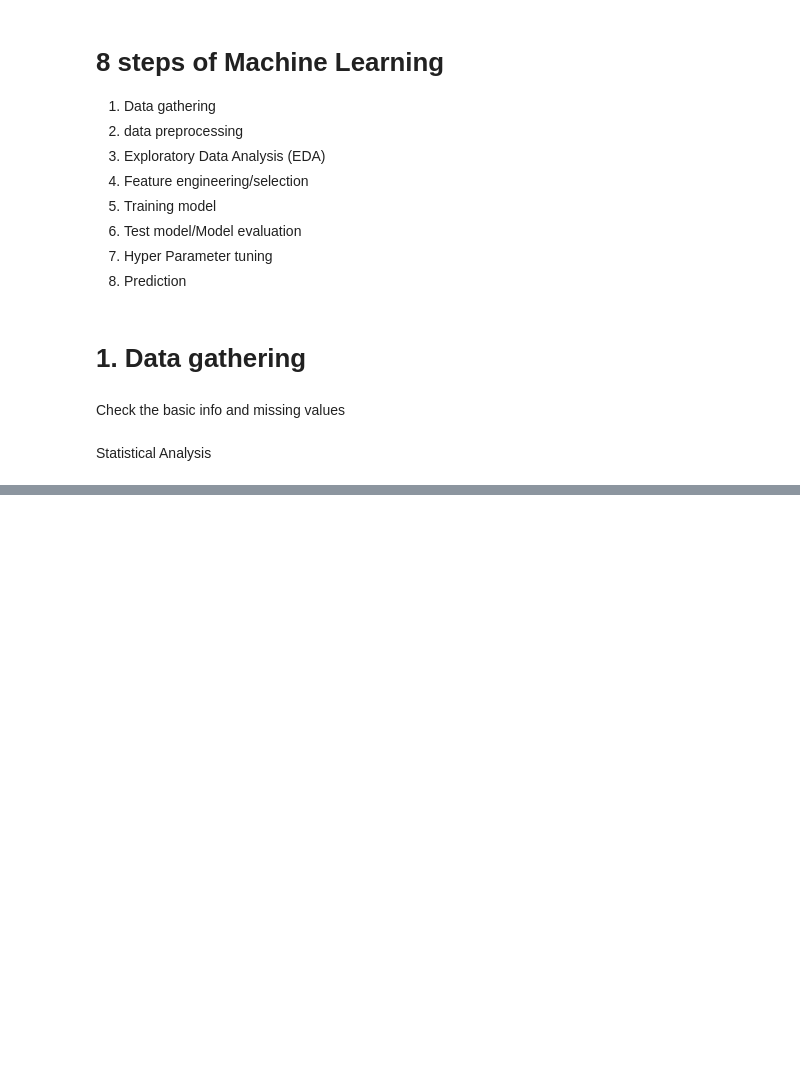
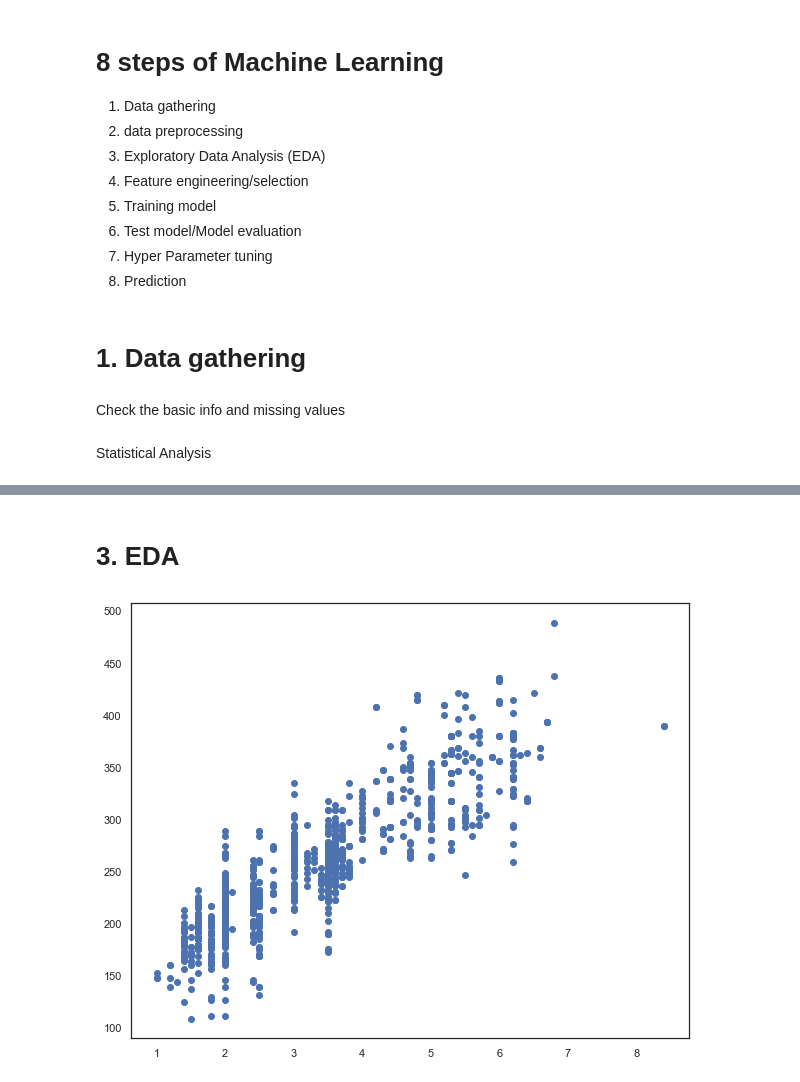
Before and after one commit to Rasel-25/Python, a Jupyter notebook: Project/Linear_Regression.ipynb, the cells around one changed output, grey strips where cells are left out. Cells and saved outputs as stored; diff of their text form; code cells hidden in the pictures; blank space fills up the shorter version.

```diff
--- a/Project/Linear_Regression.ipynb
+++ b/Project/Linear_Regression.ipynb
@@ -65,0 +62,7 @@ KeyError: "['MODELYEAR'] not found in axis"
+# %%
+from sklearn.preprocessing import LabelEncoder
+encoder=LabelEncoder()
+# %%
+# each column transform categorical to numerical value and  update to dataframe
+for col in ['MAKE','MODEL','VEHICLECLASS','TRANSMISSION','FUELTYPE']:
+    data[col]=encoder.fit_transform(data[col])
@@ -65,0 +85,9 @@ KeyError: "['MODELYEAR'] not found in axis"
+# %% [markdown]
+# 3. EDA
+# %%
+sns.set(style='white')
+plt.figure(figsize=(10,8))
+plt.scatter(x=data['ENGINESIZE'],y=data['CO2EMISSIONS'])
+plt.show()
+# %% [output]
+[figure, added]
```
Also changed, not shown: parts of 8 cells of this notebook.
